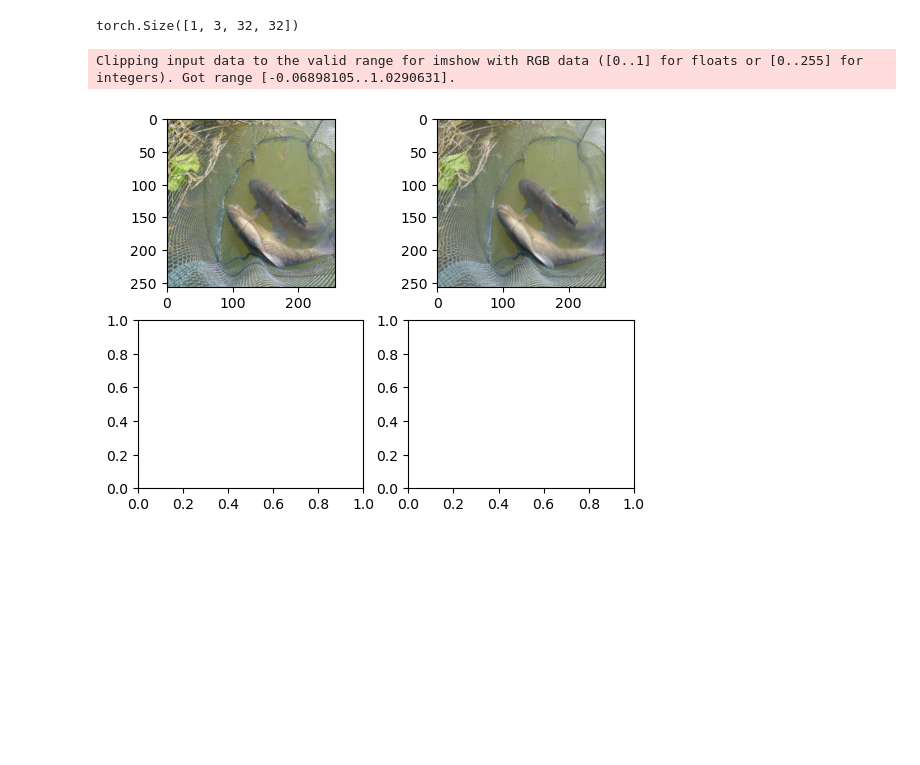
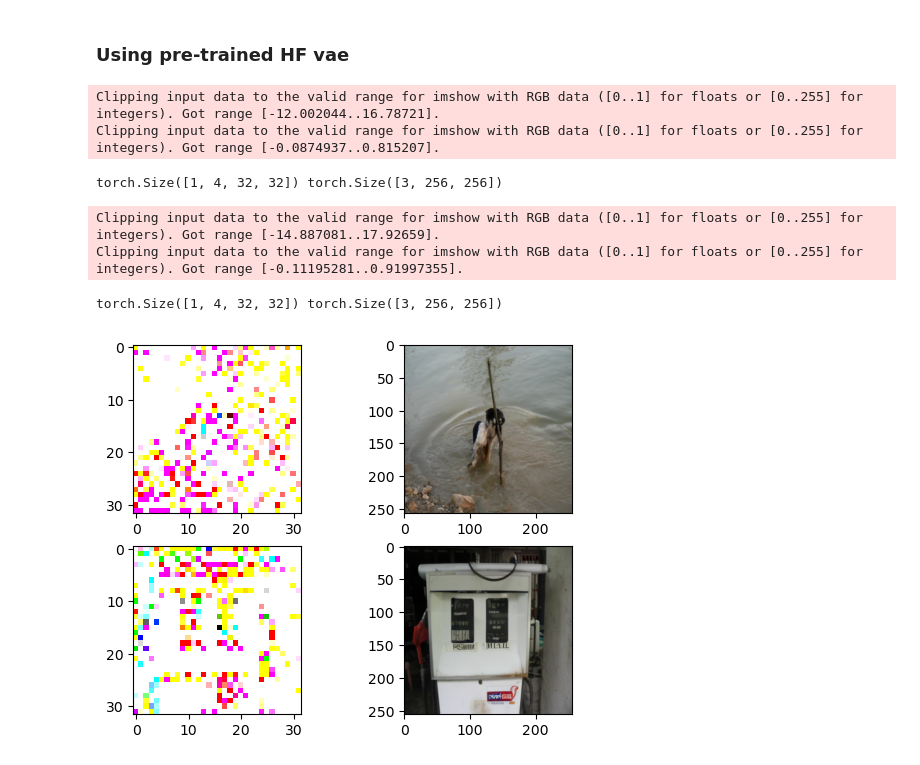
Before and after one commit to chuckles201/DiT-Implementation, a Jupyter notebook: VAE/download.ipynb, the cells around one changed output. Cells and saved outputs as stored; diff of their text form; code cells hidden in the pictures; blank space fills up the shorter version.

```diff
--- a/VAE/download.ipynb
+++ b/VAE/download.ipynb
@@ -8,26 +1,41 @@ import torch
-# %%
-# downloaded tensors
-# testing on batch
-import time
-from get_vae import get_vae
-
-device= 'cuda'
-t = torch.randn([1,3,256,256],device=device)
-
-# trying to seperate encoder and decoder
-vae,encoder = get_vae()
-# %% [output]
-torch.Size([1, 3, 32, 32])
-# %%
-import matplotlib.pyplot as plt
-import torchvision
-transform = torchvision.transforms.Compose([torchvision.transforms.Resize([256,256]),torchvision.transforms.ToTensor()])
-dataset= torchvision.datasets.Imagenette(root='../data/imagenette_download',split="train",download=False,transform=transform)
-fig,ax = plt.subplots(2,2)
-
-with torch.no_grad():
-    ax[0][0].imshow(dataset[0][0].permute(1,2,0))
-    ax[0][1].imshow(vae.decode(encoder(dataset[0][0].unsqueeze(0))).squeeze().permute(1,2,0))
-# %% [output]
-Clipping input data to the valid range for imshow with RGB data ([0..1] for floats or [0..255] for integers). Got range [-0.06898105..1.0290631].
-[figure, removed]
+# %% [markdown]
+### Using pre-trained HF vae
+# %%
+import huggingface_hub
+import torch
+from get_vae import get_vae
+import sys
+import os
+sys.path.append(os.path.abspath('../data'))
+import dataloader
+
+dataset = dataloader.ImageDataset(None,'raw_images',
+                                  label_folder='../data/label_folder',
+                                  im_extension='jpeg',
+                                  use_latents=True,
+                                  latent_folder='../data/latent_folder_sdxl',
+                                  device='cpu')
+full_vae, encoder = get_vae()
+# %%
+import matplotlib.pyplot as plt
+import torchvision
+fig,ax = plt.subplots(2,2)
+
+
+# outputs x,loss
+for i in range(2):
+    ind = torch.randint(0,len(dataset),size=(1,))
+    datapt = dataset[ind][0]
+    model_out = full_vae.decode(datapt.to('cpu'))[0].to('cpu')
+    print(datapt.shape,model_out.shape)
+    with torch.no_grad():
+        ax[i][0].imshow(datapt.squeeze(0).permute(1,2,0))
+        ax[i][1].imshow(model_out.permute(1,2,0))
+# %% [output]
+Clipping input data to the valid range for imshow with RGB data ([0..1] for floats or [0..255] for integers). Got range [-12.002044..16.78721].
+Clipping input data to the valid range for imshow with RGB data ([0..1] for floats or [0..255] for integers). Got range [-0.0874937..0.815207].
+torch.Size([1, 4, 32, 32]) torch.Size([3, 256, 256])
+Clipping input data to the valid range for imshow with RGB data ([0..1] for floats or [0..255] for integers). Got range [-14.887081..17.92659].
+Clipping input data to the valid range for imshow with RGB data ([0..1] for floats or [0..255] for integers). Got range [-0.11195281..0.91997355].
+torch.Size([1, 4, 32, 32]) torch.Size([3, 256, 256])
+[figure, added]
```
Also changed, not shown: parts of 2 cells of this notebook, 10 other files.
